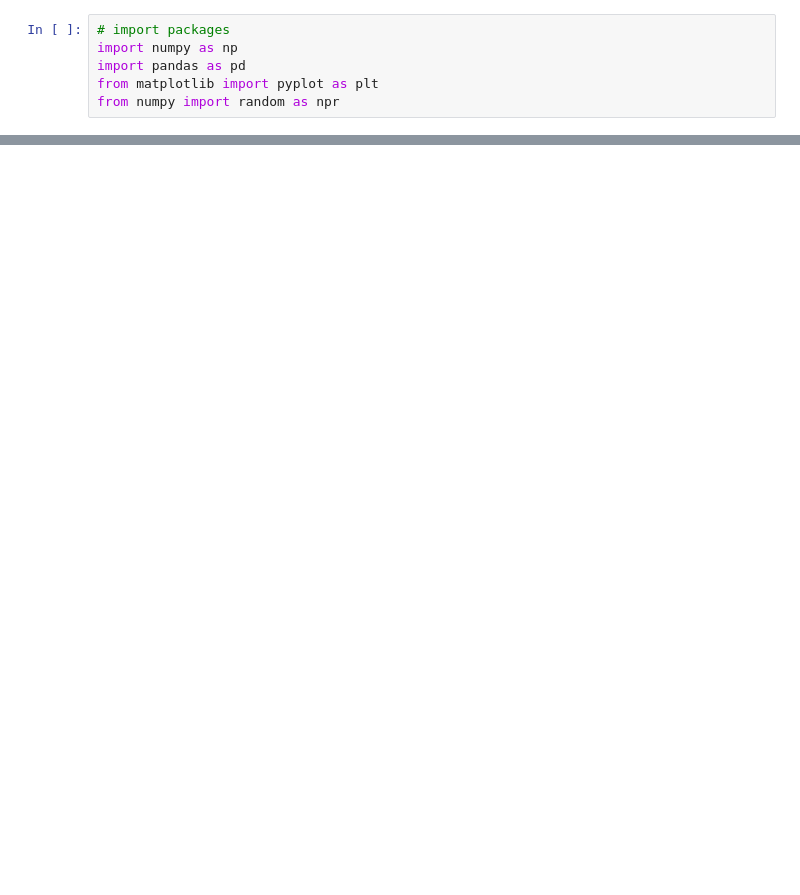
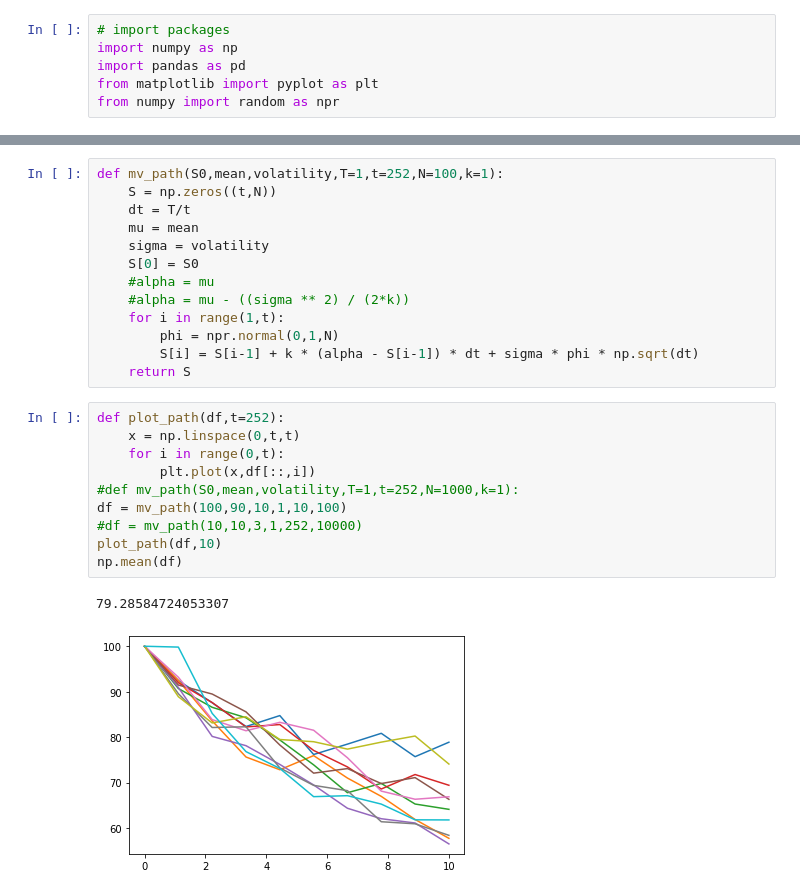
Before and after one commit to angusmit/UCL_Master_Dissertation, a Jupyter notebook: test.ipynb, the cells around one changed output, grey strips where cells are left out. Cells and saved outputs as stored; diff of their text form; blank space fills up the shorter version.

```diff
--- a/test.ipynb
+++ b/test.ipynb
@@ -30,0 +28,26 @@ plot_gbm(df,t)
+# %%
+def mv_path(S0,mean,volatility,T=1,t=252,N=100,k=1):
+    S = np.zeros((t,N))
+    dt = T/t
+    mu = mean
+    sigma = volatility
+    S[0] = S0
+    #alpha = mu
+    #alpha = mu - ((sigma ** 2) / (2*k))
+    for i in range(1,t):
+        phi = npr.normal(0,1,N)
+        S[i] = S[i-1] + k * (alpha - S[i-1]) * dt + sigma * phi * np.sqrt(dt)
+    return S
+# %%
+def plot_path(df,t=252):
+    x = np.linspace(0,t,t)
+    for i in range(0,t):
+        plt.plot(x,df[::,i])
+#def mv_path(S0,mean,volatility,T=1,t=252,N=1000,k=1):
+df = mv_path(100,90,10,1,10,100)
+#df = mv_path(10,10,3,1,252,10000)
+plot_path(df,10)
+np.mean(df)
+# %% [output]
+79.28584724053307
+[figure, added]
```
Also changed, not shown: parts of 1 cell of this notebook.
